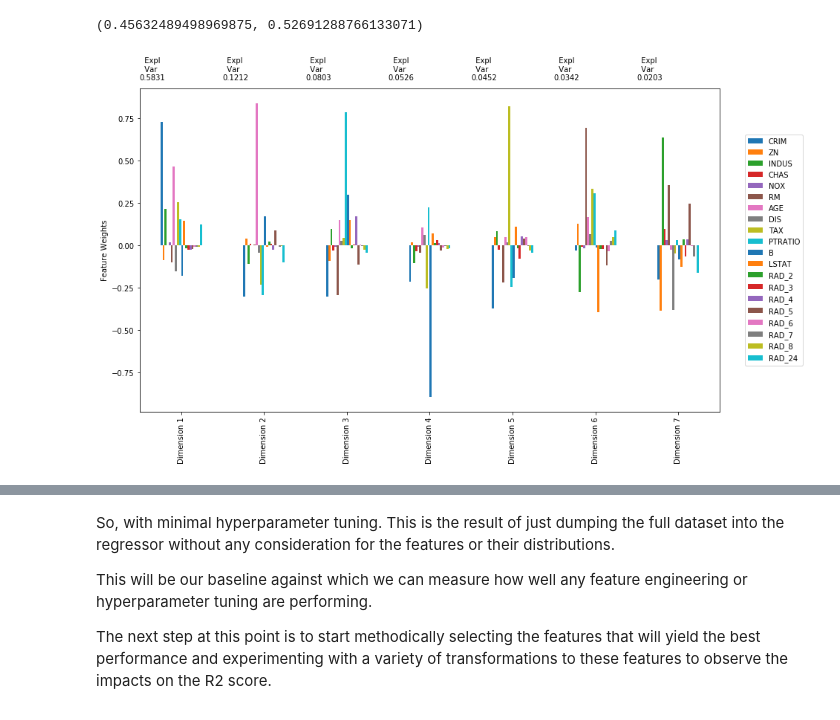
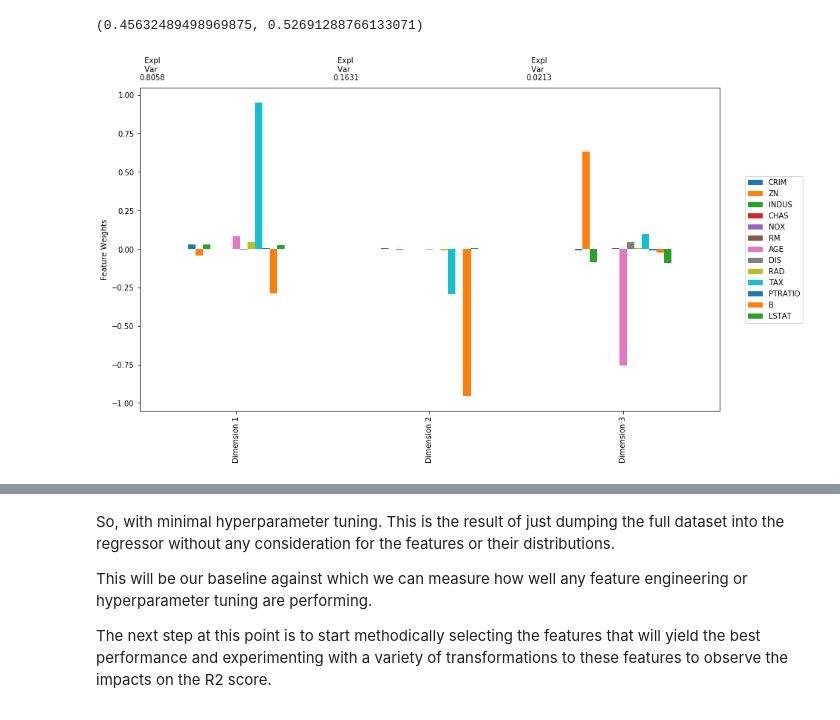
Before and after one commit to Tashwini12/Boston-Housing, a Jupyter notebook: boston_housing2.ipynb, the cells around one changed output, grey strips where cells are left out. Drawn from its saved outputs; the diff is of its cells as text; code cells hidden in the pictures.

```diff
--- a/boston_housing2.ipynb
+++ b/boston_housing2.ipynb
@@ -610,8 +563,8 @@ fit_model(features_scale, prices_scale)
 %load_ext autoreload
 %autoreload 2
 # %%
-pca = PCA(n_components=7)
-pca.fit(features_scale)
-pca_results = rs.pca_results(features_scale, pca)
+pca = PCA(n_components=3)
+pca.fit(features)
+pca_results = rs.pca_results(features, pca)
 # %% [output]
-[figure, old version]
+[figure, new version]
```
Also changed, not shown: parts of 38 cells of this notebook, 2 other files.
